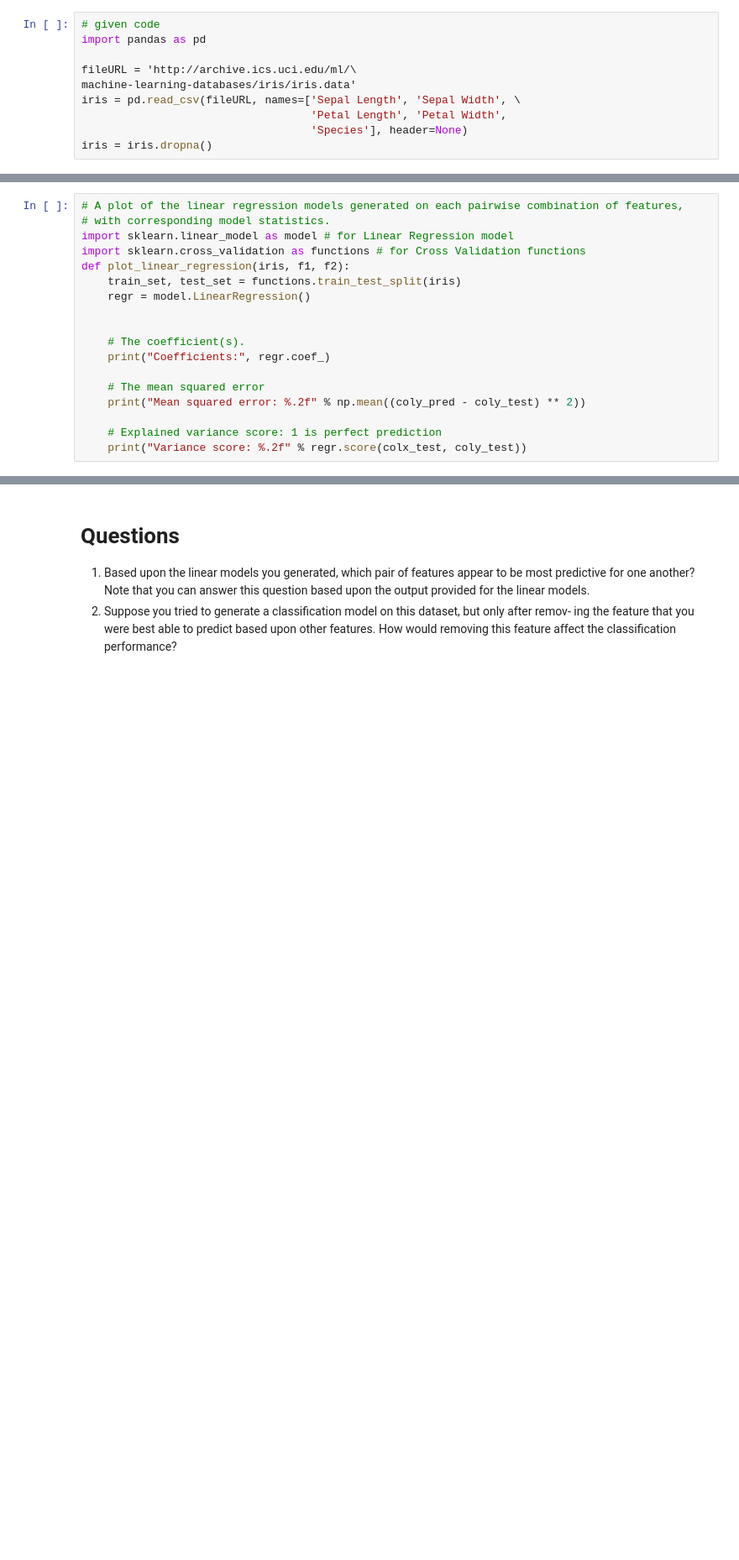
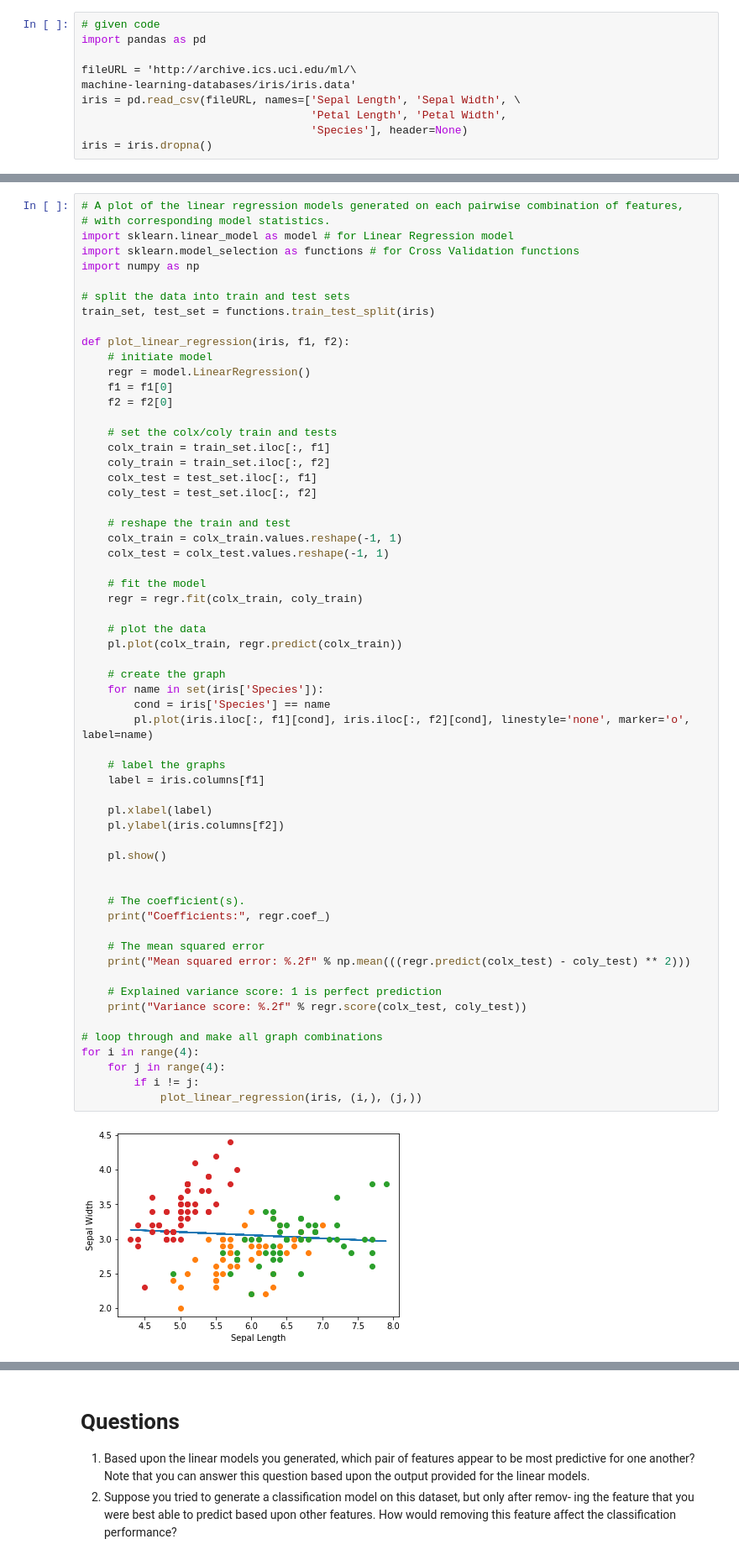
Before and after one commit to ngalinski/cs6220, a Jupyter notebook: assignments/a6/galinski_nicholas_Assignment6.ipynb, the cells around one changed output, grey strips where cells are left out. Shown at 84% size. Cells and saved outputs as stored; diff of their text form; blank space fills up the shorter version.

```diff
--- a/assignments/a6/galinski_nicholas_Assignment6.ipynb
+++ b/assignments/a6/galinski_nicholas_Assignment6.ipynb
@@ -61,19 +61,62 @@ pairs(iris)
 # %%
 # A plot of the linear regression models generated on each pairwise combination of features,
 # with corresponding model statistics.
 import sklearn.linear_model as model # for Linear Regression model
-import sklearn.cross_validation as functions # for Cross Validation functions
+import sklearn.model_selection as functions # for Cross Validation functions
+import numpy as np
+
+# split the data into train and test sets
+train_set, test_set = functions.train_test_split(iris)
+
 def plot_linear_regression(iris, f1, f2):
-    train_set, test_set = functions.train_test_split(iris)
+    # initiate model
     regr = model.LinearRegression()
+    f1 = f1[0]
+    f2 = f2[0]
+
+    # set the colx/coly train and tests
+    colx_train = train_set.iloc[:, f1]
+    coly_train = train_set.iloc[:, f2]
+    colx_test = test_set.iloc[:, f1]
+    coly_test = test_set.iloc[:, f2]
+
+    # reshape the train and test
+    colx_train = colx_train.values.reshape(-1, 1)
+    colx_test = colx_test.values.reshape(-1, 1)
+
+    # fit the model
+    regr = regr.fit(colx_train, coly_train)
+
+    # plot the data
+    pl.plot(colx_train, regr.predict(colx_train))
+
+    # create the graph
+    for name in set(iris['Species']):
+        cond = iris['Species'] == name
+        pl.plot(iris.iloc[:, f1][cond], iris.iloc[:, f2][cond], linestyle='none', marker='o', label=name)
+
+    # label the graphs
+    label = iris.columns[f1]
+
+    pl.xlabel(label)
+    pl.ylabel(iris.columns[f2])
+
+    pl.show()
 
 
     # The coefficient(s).
     print("Coefficients:", regr.coef_)
 
     # The mean squared error
-    print("Mean squared error: %.2f" % np.mean((coly_pred - coly_test) ** 2))
+    print("Mean squared error: %.2f" % np.mean(((regr.predict(colx_test) - coly_test) ** 2)))
 
     # Explained variance score: 1 is perfect prediction
     print("Variance score: %.2f" % regr.score(colx_test, coly_test))
+
+# loop through and make all graph combinations
+for i in range(4):
+    for j in range(4):
+        if i != j:
+            plot_linear_regression(iris, (i,), (j,))
 # %% [output]
+[figure, added]
```
Also changed, not shown: parts of 5 cells of this notebook.
